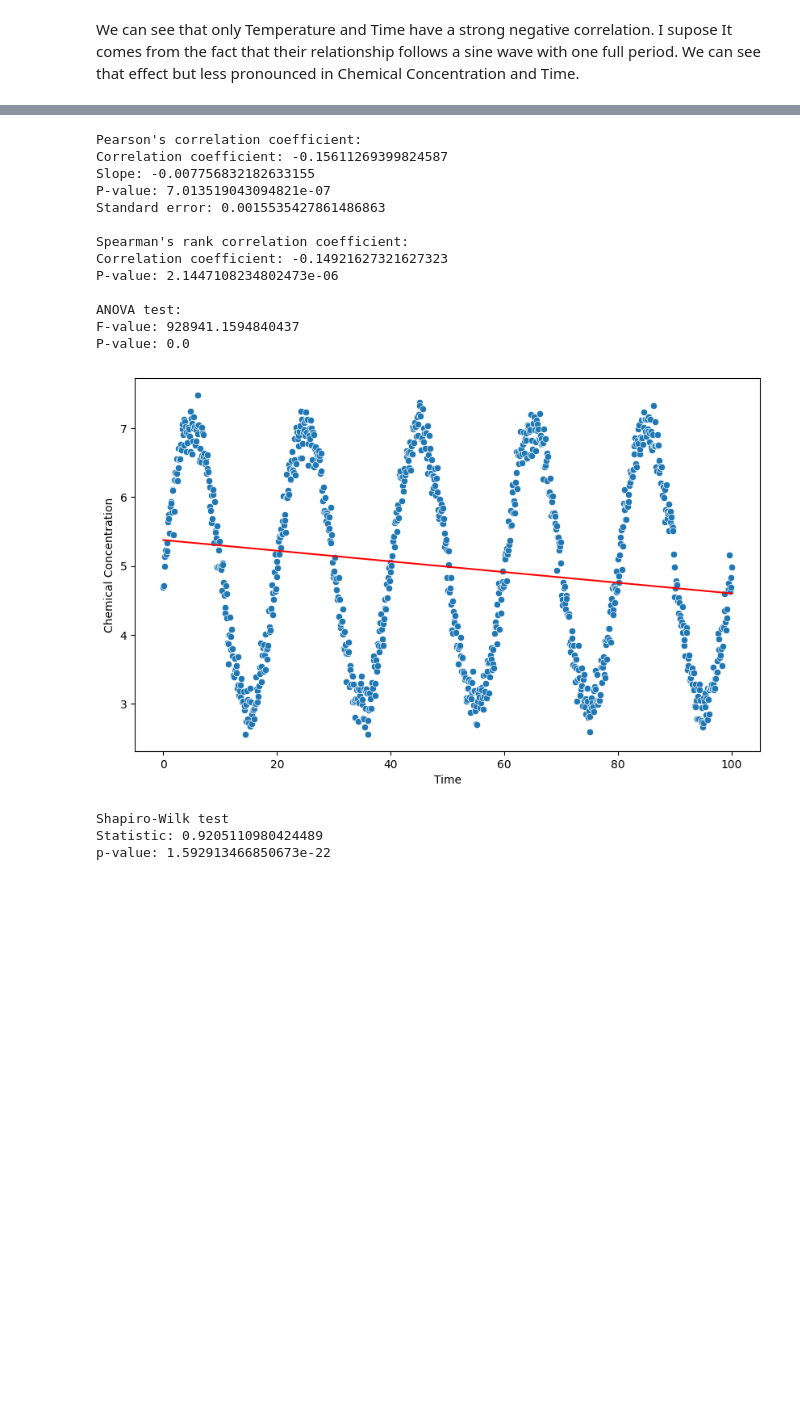
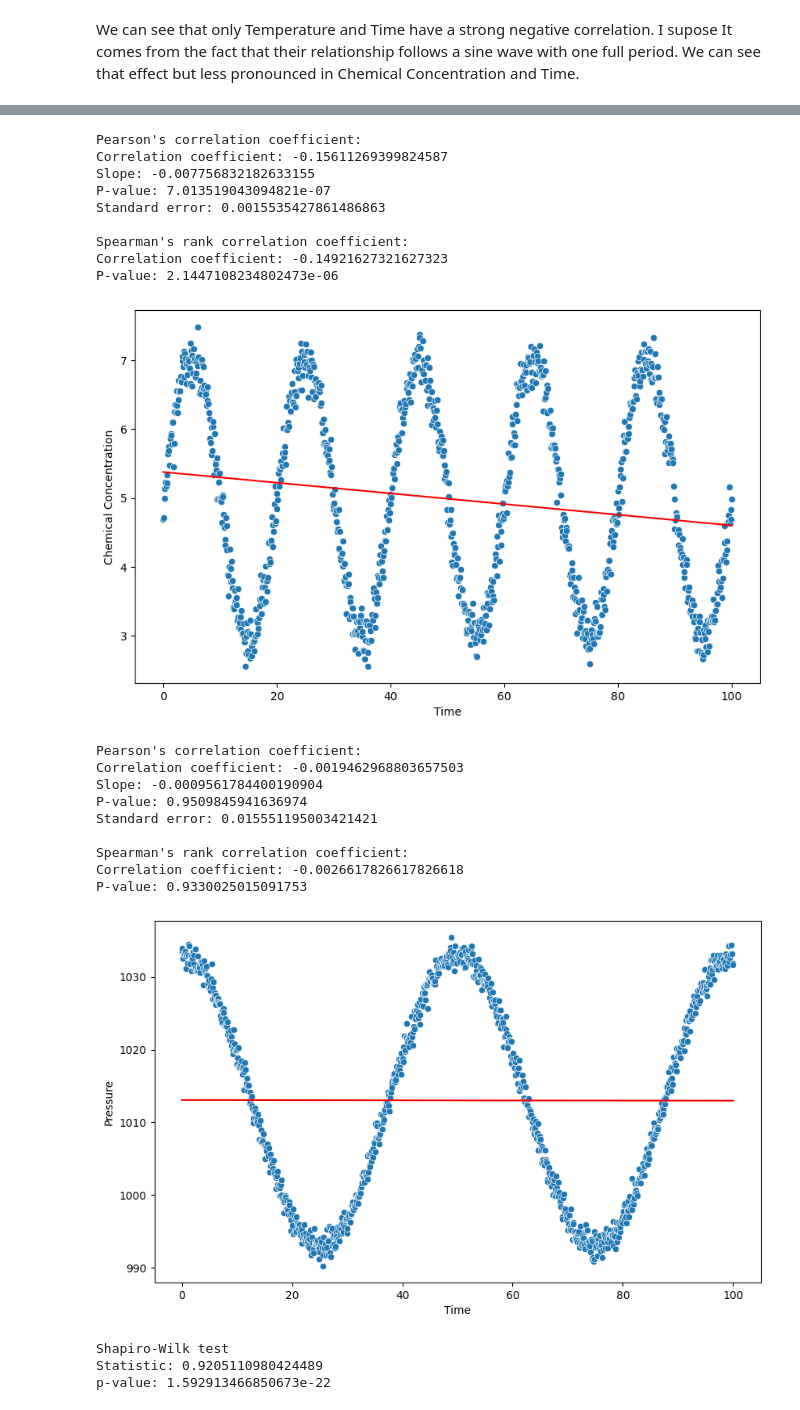
Before and after one commit to VladGrinDA/DI_Bootcamp, a Jupyter notebook: Week6/Day4/DailyChallenge/dc.ipynb, the cells around one changed output, grey strips where cells are left out. Cells and saved outputs as stored; diff of their text form; code cells hidden in the pictures; blank space fills up the shorter version.

```diff
--- a/Week6/Day4/DailyChallenge/dc.ipynb
+++ b/Week6/Day4/DailyChallenge/dc.ipynb
@@ -228,7 +229,6 @@ P-value: 0.0
 # %%
 slope, intercept, r_value, p_value, std_err = show_pearson_correlation(df, 'Time', 'Chemical Concentration')
 show_spearman_correlation(df, 'Time', 'Chemical Concentration')
-show_anova_test(df, ['Time', 'Temperature', 'Pressure', 'Chemical Concentration'])
 
 # Plotting the Pearson correlation
 plt.figure(figsize=(10, 6))
@@ -245,11 +245,27 @@ Standard error: 0.0015535427861486863
 Spearman's rank correlation coefficient:
 Correlation coefficient: -0.14921627321627323
 P-value: 2.1447108234802473e-06
-
-ANOVA test:
-F-value: 928941.1594840437
-P-value: 0.0
 [figure]
+# %%
+slope, intercept, r_value, p_value, std_err = show_pearson_correlation(df, 'Time', 'Pressure')
+show_spearman_correlation(df, 'Time', 'Pressure')
+
+# Plotting the Pearson correlation with original distribution and slope
+plt.figure(figsize=(10, 6))
+sns.scatterplot(df ,x='Time', y='Pressure')
+sns.lineplot(x=df['Time'], y=intercept + slope * df['Time'], color='red')
+plt.show()
+# %% [output]
+Pearson's correlation coefficient:
+Correlation coefficient: -0.0019462968803657503
+Slope: -0.0009561784400190904
+P-value: 0.9509845941636974
+Standard error: 0.015551195003421421
+
+Spearman's rank correlation coefficient:
+Correlation coefficient: -0.0026617826617826618
+P-value: 0.9330025015091753
+[figure, added]
 # %%
 # Test to check if data is normally distributed
 print("\nShapiro-Wilk test")
```
Also changed, not shown: parts of 2 cells of this notebook, 4 other files.
